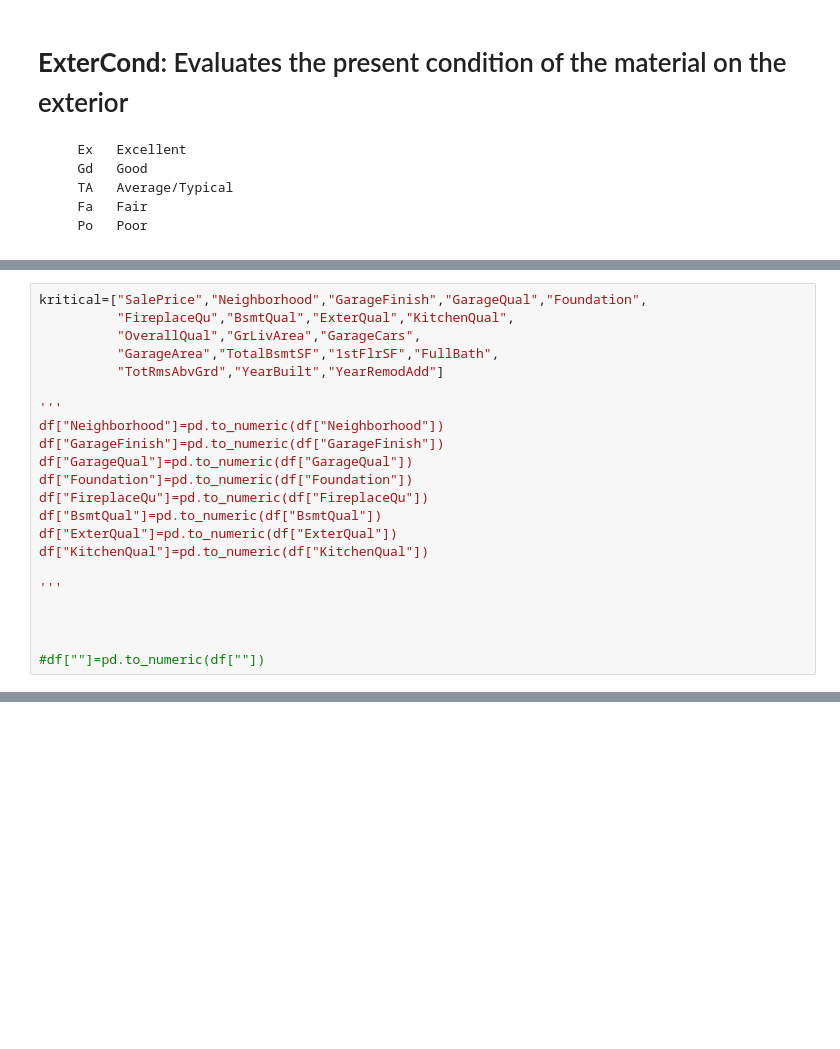
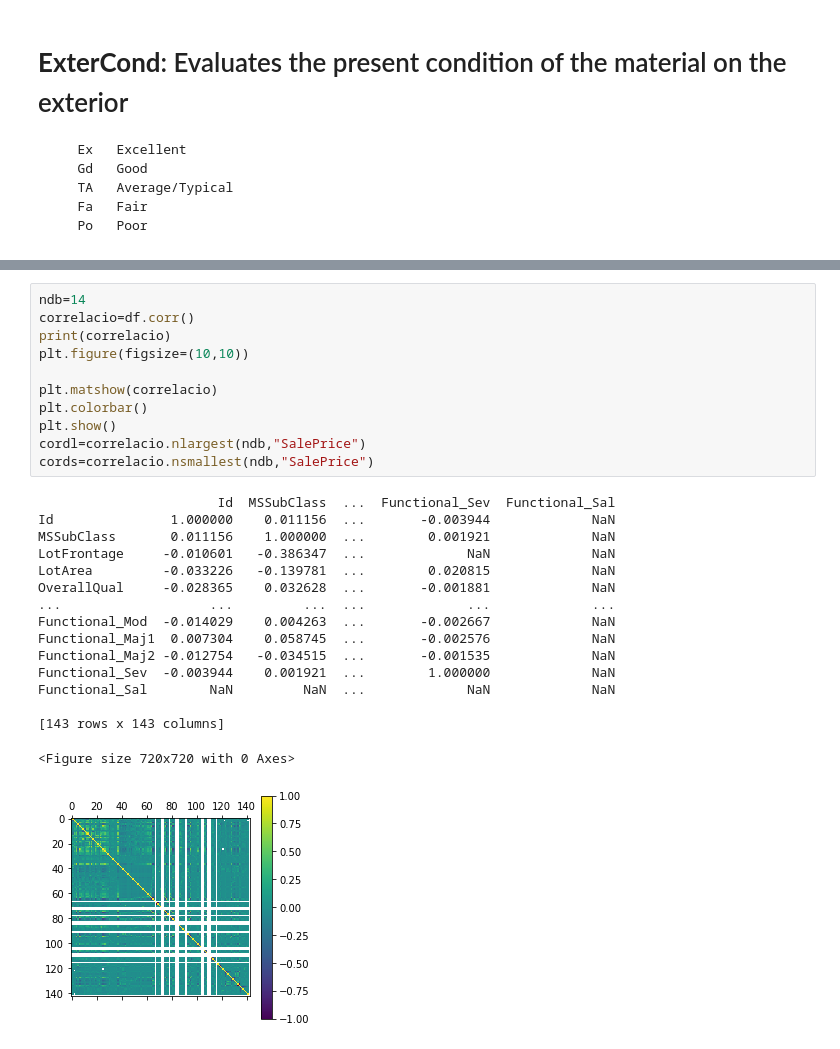
Before and after one commit to sipocz/Colab, a Jupyter notebook: Ames_house_pricing_analysis_step_2.ipynb, the cells around one changed output, grey strips where cells are left out. Cells and saved outputs as stored; diff of their text form; blank space fills up the shorter version.

```diff
--- a/Ames_house_pricing_analysis_step_2.ipynb
+++ b/Ames_house_pricing_analysis_step_2.ipynb
@@ -367,23 +319 @@ ExterCond ellenőrzése !
 1460 mintából 0 db nem volt megfelelő
-# %%
-kritical=["SalePrice","Neighborhood","GarageFinish","GarageQual","Foundation",
-          "FireplaceQu","BsmtQual","ExterQual","KitchenQual",
-          "OverallQual","GrLivArea","GarageCars",
-          "GarageArea","TotalBsmtSF","1stFlrSF","FullBath",
-          "TotRmsAbvGrd","YearBuilt","YearRemodAdd"]
-
-'''
-df["Neighborhood"]=pd.to_numeric(df["Neighborhood"])
-df["GarageFinish"]=pd.to_numeric(df["GarageFinish"])
-df["GarageQual"]=pd.to_numeric(df["GarageQual"])
-df["Foundation"]=pd.to_numeric(df["Foundation"])
-df["FireplaceQu"]=pd.to_numeric(df["FireplaceQu"])
-df["BsmtQual"]=pd.to_numeric(df["BsmtQual"])
-df["ExterQual"]=pd.to_numeric(df["ExterQual"])
-df["KitchenQual"]=pd.to_numeric(df["KitchenQual"])
-
-'''
-
-
-
-#df[""]=pd.to_numeric(df[""])
@@ -391,0 +390,28 @@ df["KitchenQual"]=pd.to_numeric(df["KitchenQual"])
+# %%
+ndb=14
+correlacio=df.corr()
+print(correlacio)
+plt.figure(figsize=(10,10))
+
+plt.matshow(correlacio)
+plt.colorbar()
+plt.show()
+cordl=correlacio.nlargest(ndb,"SalePrice")
+cords=correlacio.nsmallest(ndb,"SalePrice")
+# %% [output]
+                       Id  MSSubClass  ...  Functional_Sev  Functional_Sal
+Id               1.000000    0.011156  ...       -0.003944             NaN
+MSSubClass       0.011156    1.000000  ...        0.001921             NaN
+LotFrontage     -0.010601   -0.386347  ...             NaN             NaN
+LotArea         -0.033226   -0.139781  ...        0.020815             NaN
+OverallQual     -0.028365    0.032628  ...       -0.001881             NaN
+...                   ...         ...  ...             ...             ...
+Functional_Mod  -0.014029    0.004263  ...       -0.002667             NaN
+Functional_Maj1  0.007304    0.058745  ...       -0.002576             NaN
+Functional_Maj2 -0.012754   -0.034515  ...       -0.001535             NaN
+Functional_Sev  -0.003944    0.001921  ...        1.000000             NaN
+Functional_Sal        NaN         NaN  ...             NaN             NaN
+
+[143 rows x 143 columns]
+<Figure size 720x720 with 0 Axes>
+[figure, added]
```
Also changed, not shown: parts of 36 cells of this notebook.
